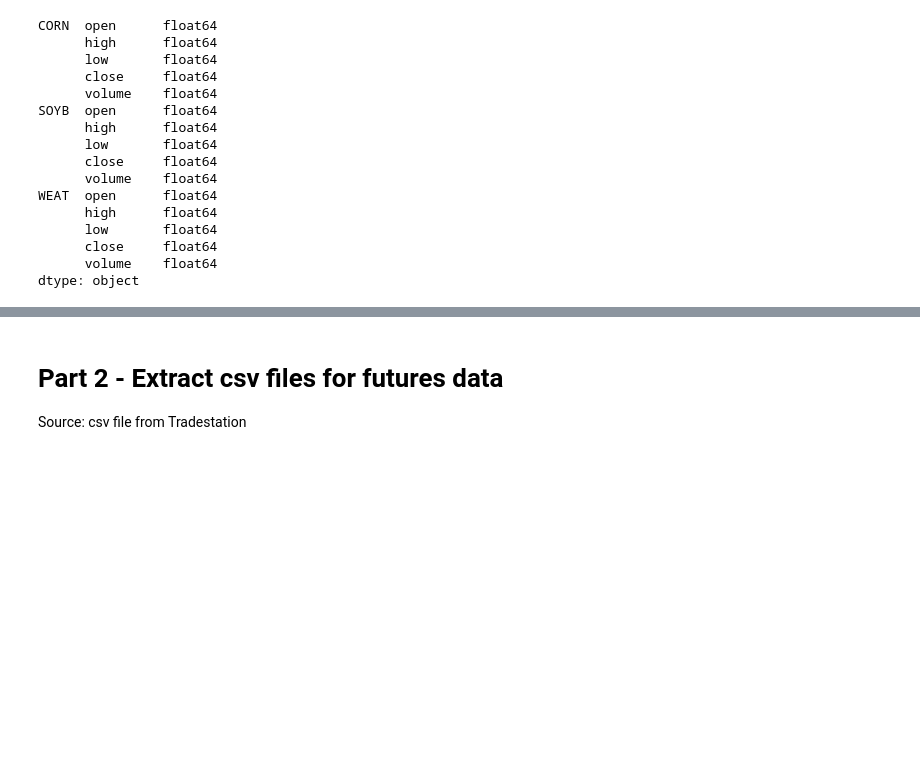
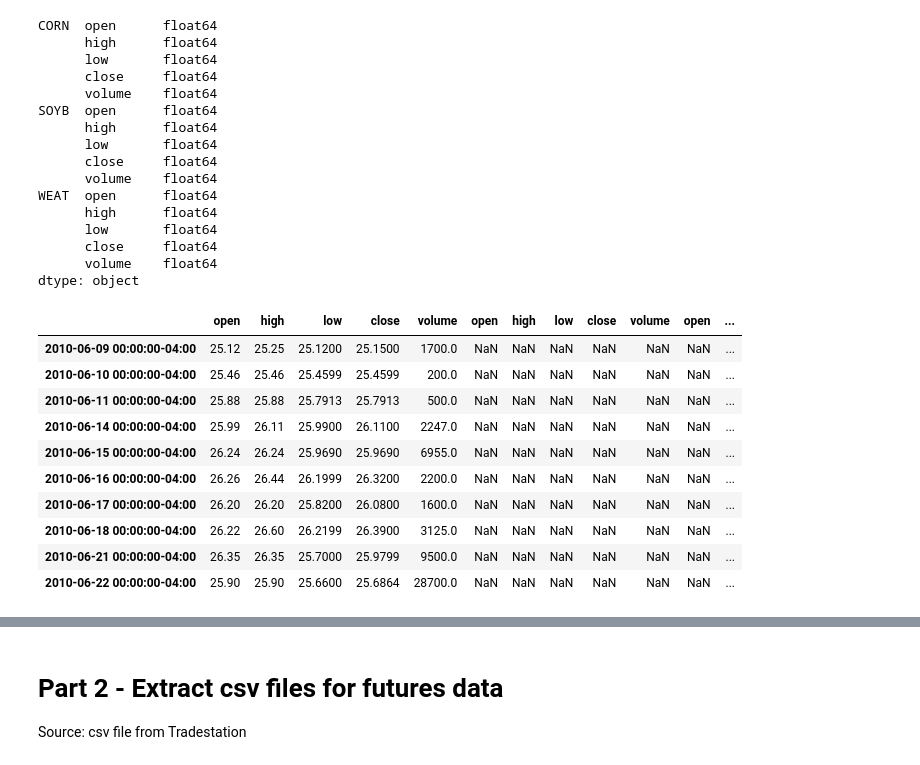
Before and after one commit to stew1922/data_farming, a Jupyter notebook: data/prices.ipynb, the cells around one changed output, grey strips where cells are left out. Drawn from its saved outputs; the diff is of its cells as text; code cells hidden in the pictures; blank space fills up the shorter version.

```diff
--- a/data/prices.ipynb
+++ b/data/prices.ipynb
@@ -89,3 +90,20 @@ WEAT  open      float64
       close     float64
       volume    float64
 dtype: object
+# %%
+# drop 1 level on multiindex dataframe
+df_etf_data.columns = df_etf_data.columns.droplevel()
+# %%
+df_etf_data.head(10)
+# %% [output]
+|  | open | high | low | close | volume | open | high | low | close | volume | open | ... |
+| 2010-06-09 00:00:00-04:00 | 25.12 | 25.25 | 25.1200 | 25.1500 | 1700.0 | NaN | NaN | NaN | NaN | NaN | NaN | ... |
+| 2010-06-10 00:00:00-04:00 | 25.46 | 25.46 | 25.4599 | 25.4599 | 200.0 | NaN | NaN | NaN | NaN | NaN | NaN | ... |
+| 2010-06-11 00:00:00-04:00 | 25.88 | 25.88 | 25.7913 | 25.7913 | 500.0 | NaN | NaN | NaN | NaN | NaN | NaN | ... |
+| 2010-06-14 00:00:00-04:00 | 25.99 | 26.11 | 25.9900 | 26.1100 | 2247.0 | NaN | NaN | NaN | NaN | NaN | NaN | ... |
+| 2010-06-15 00:00:00-04:00 | 26.24 | 26.24 | 25.9690 | 25.9690 | 6955.0 | NaN | NaN | NaN | NaN | NaN | NaN | ... |
+| 2010-06-16 00:00:00-04:00 | 26.26 | 26.44 | 26.1999 | 26.3200 | 2200.0 | NaN | NaN | NaN | NaN | NaN | NaN | ... |
+| 2010-06-17 00:00:00-04:00 | 26.20 | 26.20 | 25.8200 | 26.0800 | 1600.0 | NaN | NaN | NaN | NaN | NaN | NaN | ... |
+| 2010-06-18 00:00:00-04:00 | 26.22 | 26.60 | 26.2199 | 26.3900 | 3125.0 | NaN | NaN | NaN | NaN | NaN | NaN | ... |
+| 2010-06-21 00:00:00-04:00 | 26.35 | 26.35 | 25.7000 | 25.9799 | 9500.0 | NaN | NaN | NaN | NaN | NaN | NaN | ... |
+| 2010-06-22 00:00:00-04:00 | 25.90 | 25.90 | 25.6600 | 25.6864 | 28700.0 | NaN | NaN | NaN | NaN | NaN | NaN | ... |
```
Also changed, not shown: parts of 16 cells of this notebook, 1 other file.
